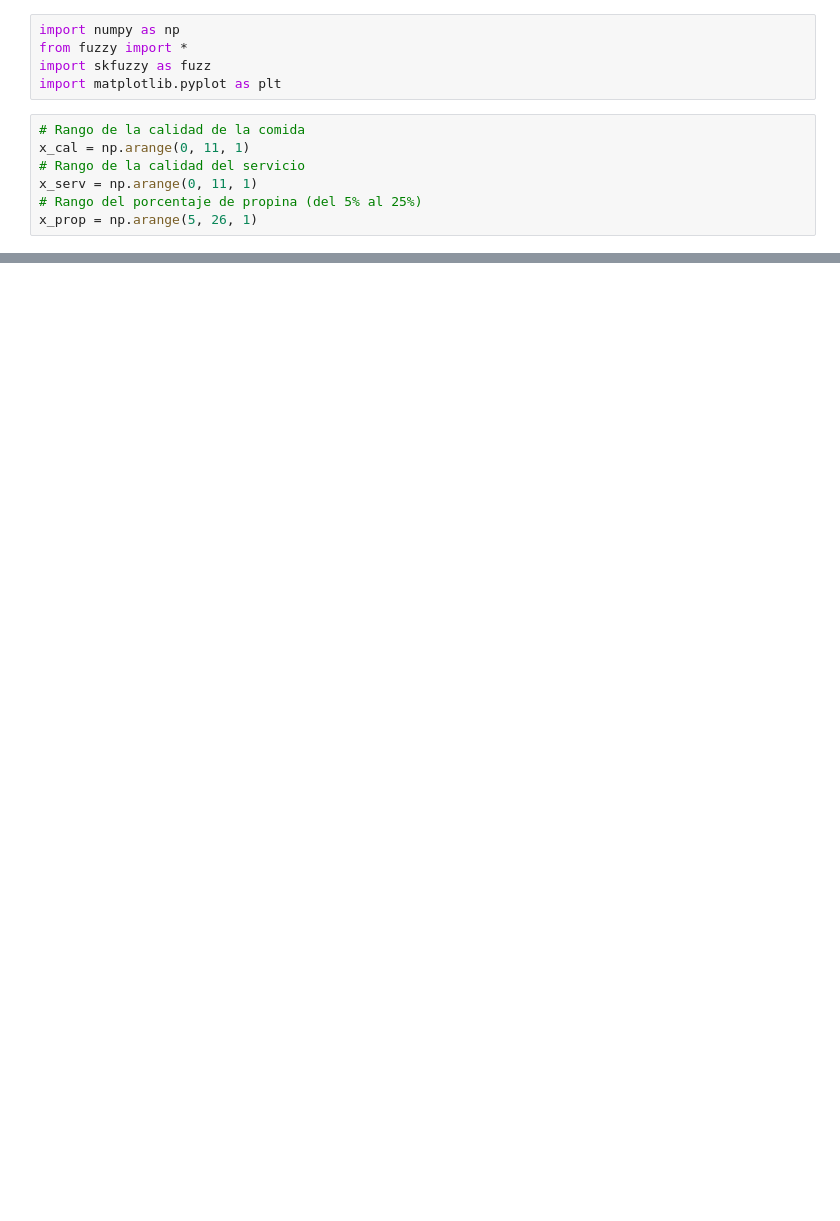
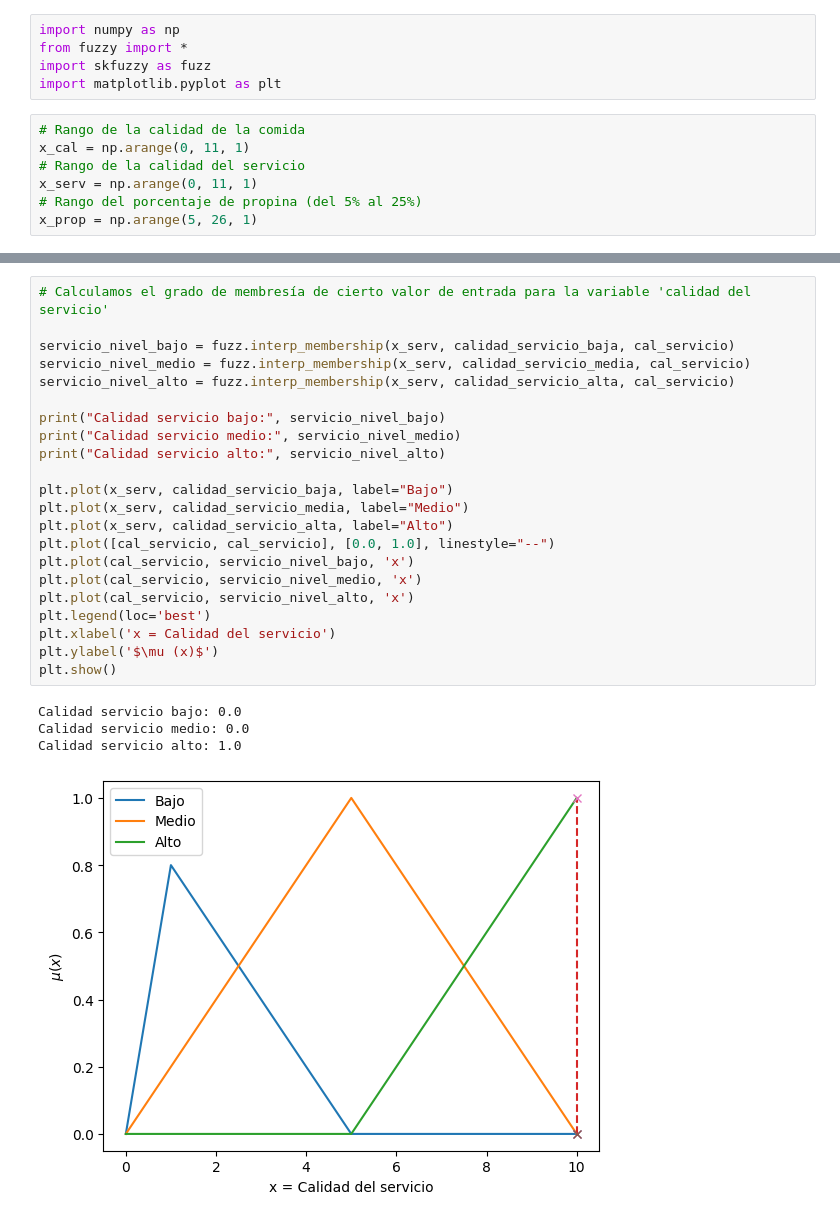
Before and after one commit to TehWeifu/IABD, a Jupyter notebook: ModelosInteligenciaArtificial/Unidad2-LogicaDifusa/Practica4/Practica4.ipynb, the cells around one changed output, grey strips where cells are left out. Drawn from its saved outputs; the diff is of its cells as text; blank space fills up the shorter version.

```diff
--- a/ModelosInteligenciaArtificial/Unidad2-LogicaDifusa/Practica4/Practica4.ipynb
+++ b/ModelosInteligenciaArtificial/Unidad2-LogicaDifusa/Practica4/Practica4.ipynb
@@ -60,0 +91,27 @@ plt.show()
+# %%
+# Calculamos el grado de membresía de cierto valor de entrada para la variable 'calidad del servicio'
+
+servicio_nivel_bajo = fuzz.interp_membership(x_serv, calidad_servicio_baja, cal_servicio)
+servicio_nivel_medio = fuzz.interp_membership(x_serv, calidad_servicio_media, cal_servicio)
+servicio_nivel_alto = fuzz.interp_membership(x_serv, calidad_servicio_alta, cal_servicio)
+
+print("Calidad servicio bajo:", servicio_nivel_bajo)
+print("Calidad servicio medio:", servicio_nivel_medio)
+print("Calidad servicio alto:", servicio_nivel_alto)
+
+plt.plot(x_serv, calidad_servicio_baja, label="Bajo")
+plt.plot(x_serv, calidad_servicio_media, label="Medio")
+plt.plot(x_serv, calidad_servicio_alta, label="Alto")
+plt.plot([cal_servicio, cal_servicio], [0.0, 1.0], linestyle="--")
+plt.plot(cal_servicio, servicio_nivel_bajo, 'x')
+plt.plot(cal_servicio, servicio_nivel_medio, 'x')
+plt.plot(cal_servicio, servicio_nivel_alto, 'x')
+plt.legend(loc='best')
+plt.xlabel('x = Calidad del servicio')
+plt.ylabel('$\mu (x)$')
+plt.show()
+# %% [output]
+Calidad servicio bajo: 0.0
+Calidad servicio medio: 0.0
+Calidad servicio alto: 1.0
+[figure, added]
```
Also changed, not shown: parts of 9 cells of this notebook, 2 other files.
